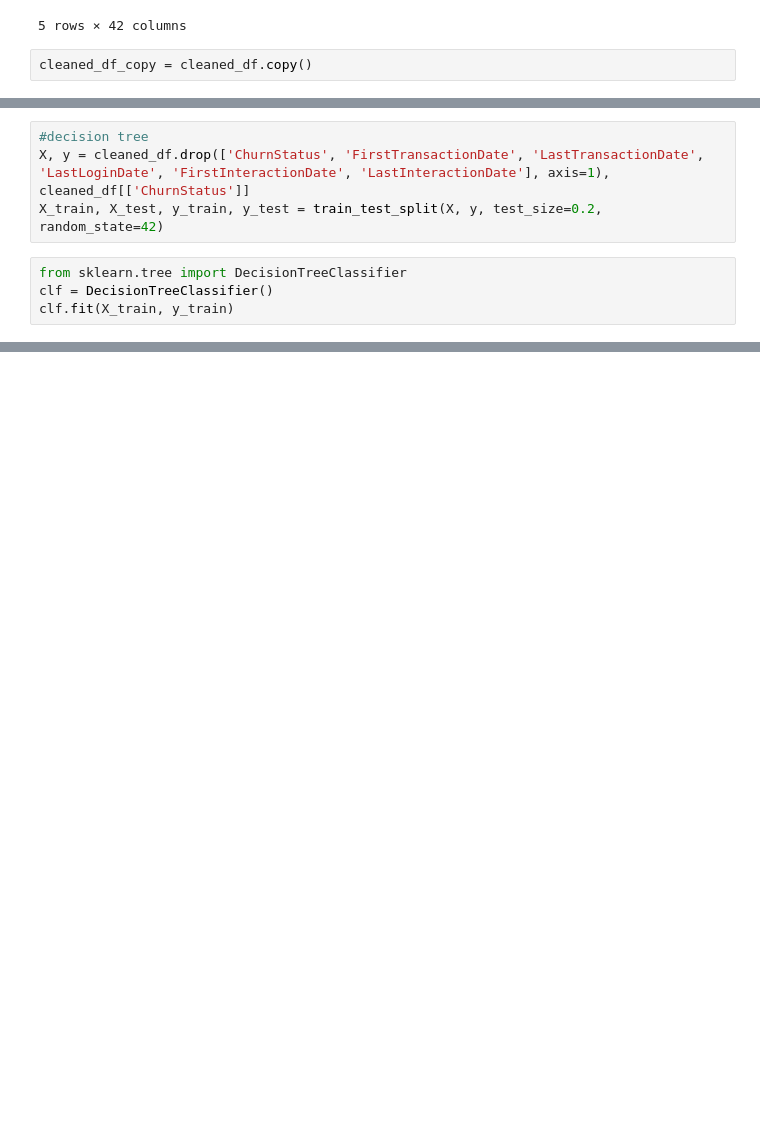
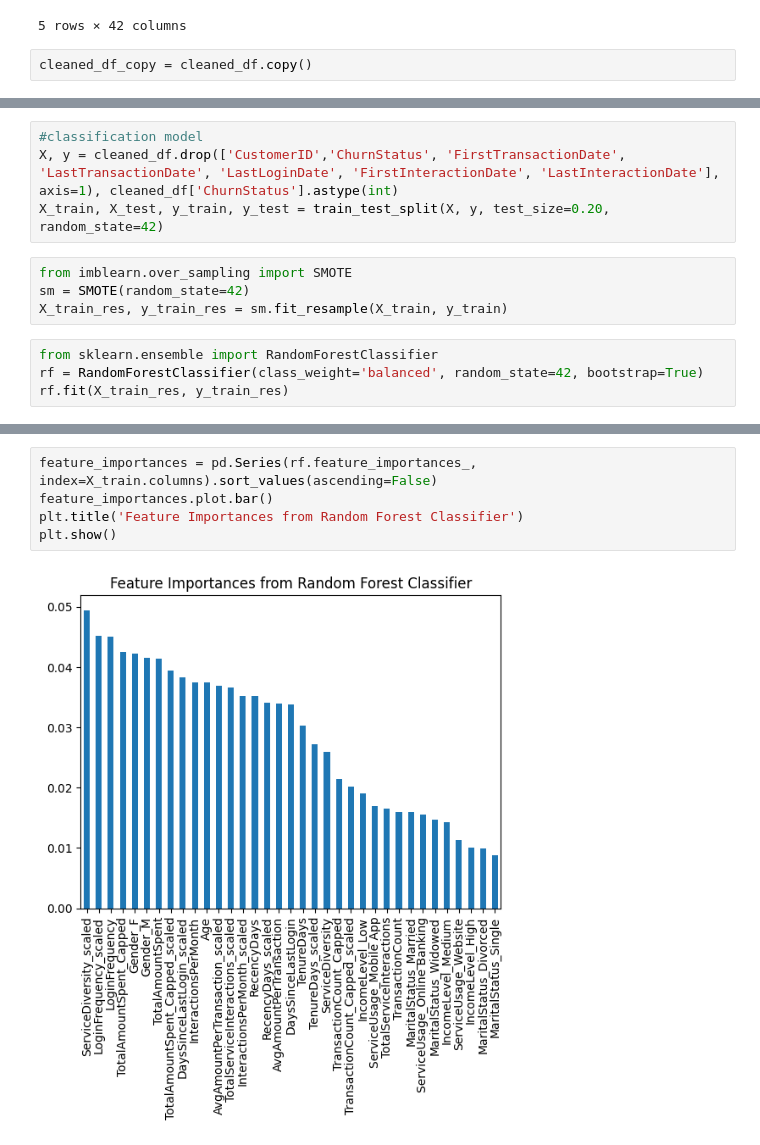
Before and after one commit to Alexander040105/lloyds-banking-group-eda-theforage, a Jupyter notebook: phaseTwo/machine_learning_phase.ipynb, the cells around one changed output, grey strips where cells are left out. Drawn from its saved outputs; the diff is of its cells as text; blank space fills up the shorter version.

```diff
--- a/phaseTwo/machine_learning_phase.ipynb
+++ b/phaseTwo/machine_learning_phase.ipynb
@@ -25,9 +32,13 @@ cleaned_df_copy = cleaned_df.copy()
 # %%
-#decision tree
-X, y = cleaned_df.drop(['ChurnStatus', 'FirstTransactionDate', 'LastTransactionDate', 'LastLoginDate', 'FirstInteractionDate', 'LastInteractionDate'], axis=1), cleaned_df[['ChurnStatus']]
-X_train, X_test, y_train, y_test = train_test_split(X, y, test_size=0.2, random_state=42)
+#classification model
+X, y = cleaned_df.drop(['CustomerID','ChurnStatus', 'FirstTransactionDate', 'LastTransactionDate', 'LastLoginDate', 'FirstInteractionDate', 'LastInteractionDate'], axis=1), cleaned_df['ChurnStatus'].astype(int)
+X_train, X_test, y_train, y_test = train_test_split(X, y, test_size=0.20, random_state=42)
+# %%
+from imblearn.over_sampling import SMOTE
+sm = SMOTE(random_state=42)
+X_train_res, y_train_res = sm.fit_resample(X_train, y_train)
 # %%
-from sklearn.tree import DecisionTreeClassifier
-clf = DecisionTreeClassifier()
-clf.fit(X_train, y_train)
+from sklearn.ensemble import RandomForestClassifier
+rf = RandomForestClassifier(class_weight='balanced', random_state=42, bootstrap=True)
+rf.fit(X_train_res, y_train_res)
 # %% [output]
@@ -53,0 +90,7 @@ Decision Tree Classifier Accuracy: 0.69
+# %%
+feature_importances = pd.Series(rf.feature_importances_, index=X_train.columns).sort_values(ascending=False)
+feature_importances.plot.bar()
+plt.title('Feature Importances from Random Forest Classifier')
+plt.show()
+# %% [output]
+[figure, added]
```
Also changed, not shown: parts of 16 cells of this notebook, 2 other files.
